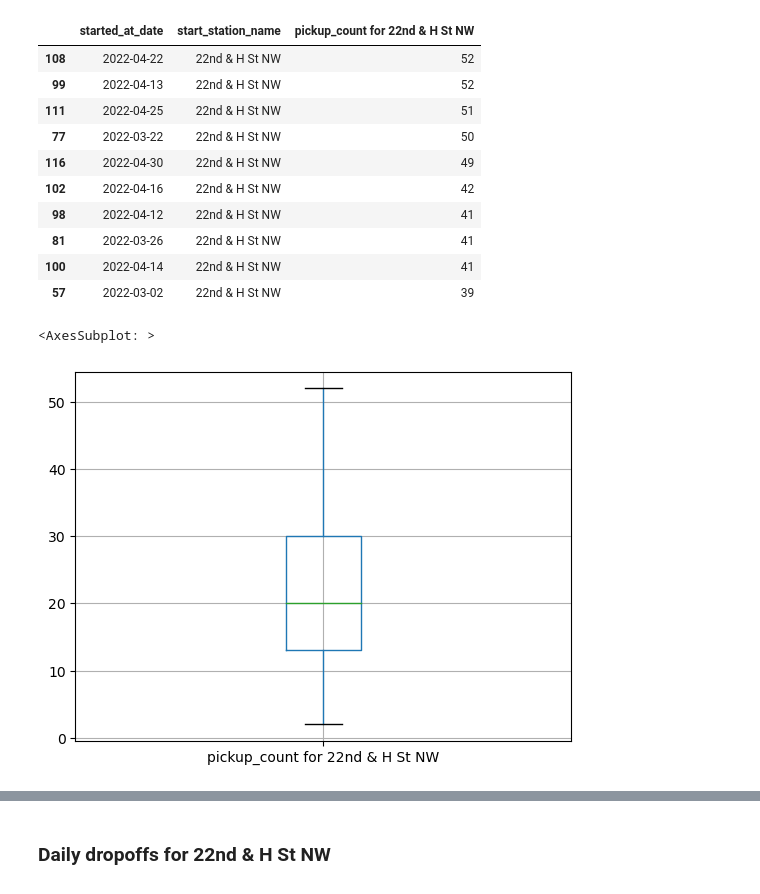
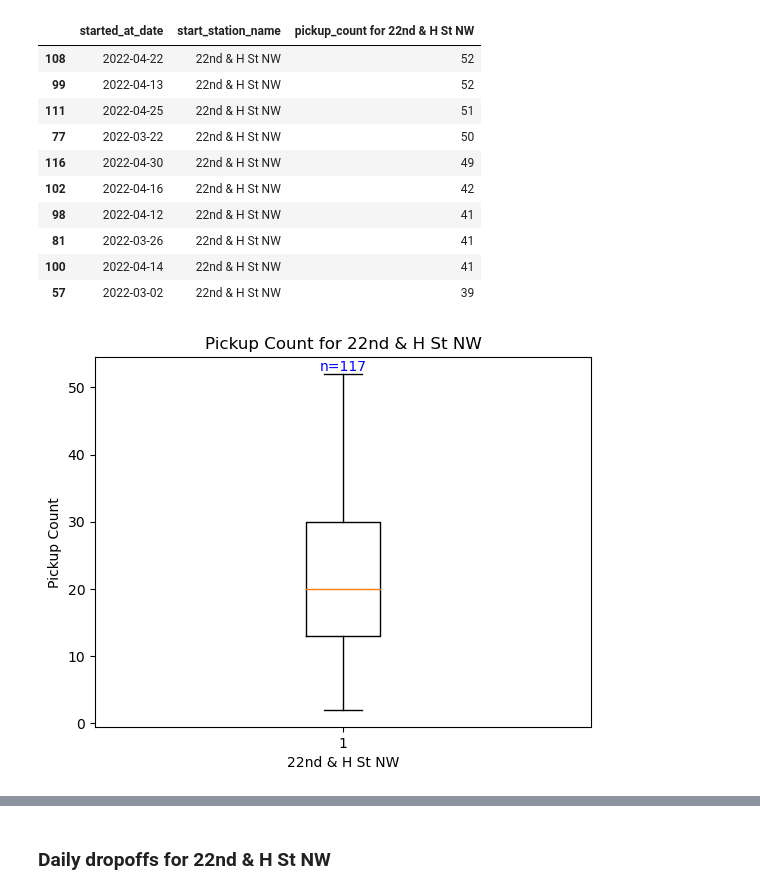
Before and after one commit to acmkc/Bikeshare, a Jupyter notebook: CapitalBikeshare.ipynb, the cells around one changed output, grey strips where cells are left out. Saved outputs shown, nothing was run; the diff lists cells and outputs as text; code cells hidden in the pictures.

```diff
--- a/CapitalBikeshare.ipynb
+++ b/CapitalBikeshare.ipynb
@@ -404,8 +404,14 @@ bikeshare_Hst_pickup.sort_values(by = ['pickup_count for 22nd & H St NW'], ascen
 | 81 | 2022-03-26 | 22nd & H St NW | 41 |
 | 100 | 2022-04-14 | 22nd & H St NW | 41 |
 | 57 | 2022-03-02 | 22nd & H St NW | 39 |
-# %%
-bikeshare_Hst_pickup.boxplot()
-# %% [output]
-<AxesSubplot: >
-[figure, removed]
+# %%
+plt.boxplot(bikeshare_Hst_pickup['pickup_count for 22nd & H St NW'])
+sample_size = len(bikeshare_Hst_pickup['pickup_count for 22nd & H St NW'])
+plt.text(1, max(bikeshare_Hst_pickup['pickup_count for 22nd & H St NW']) + 0.05, f'n={sample_size}', ha='center', va='bottom', color='blue')
+plt.xlabel('22nd & H St NW')
+plt.ylabel('Pickup Count')
+plt.title('Pickup Count for 22nd & H St NW')
+
+plt.show()
+# %% [output]
+[figure, added]
```
Also changed, not shown: parts of 9 cells of this notebook.
